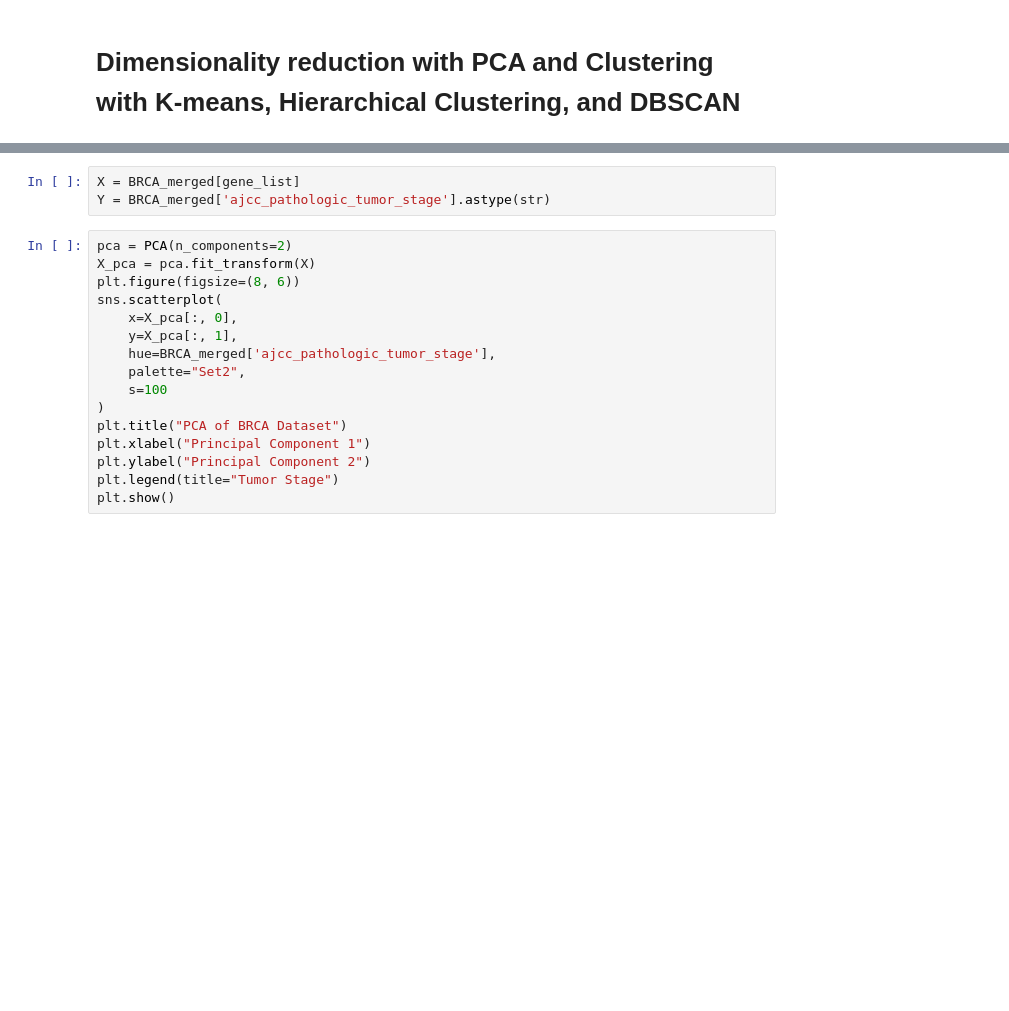
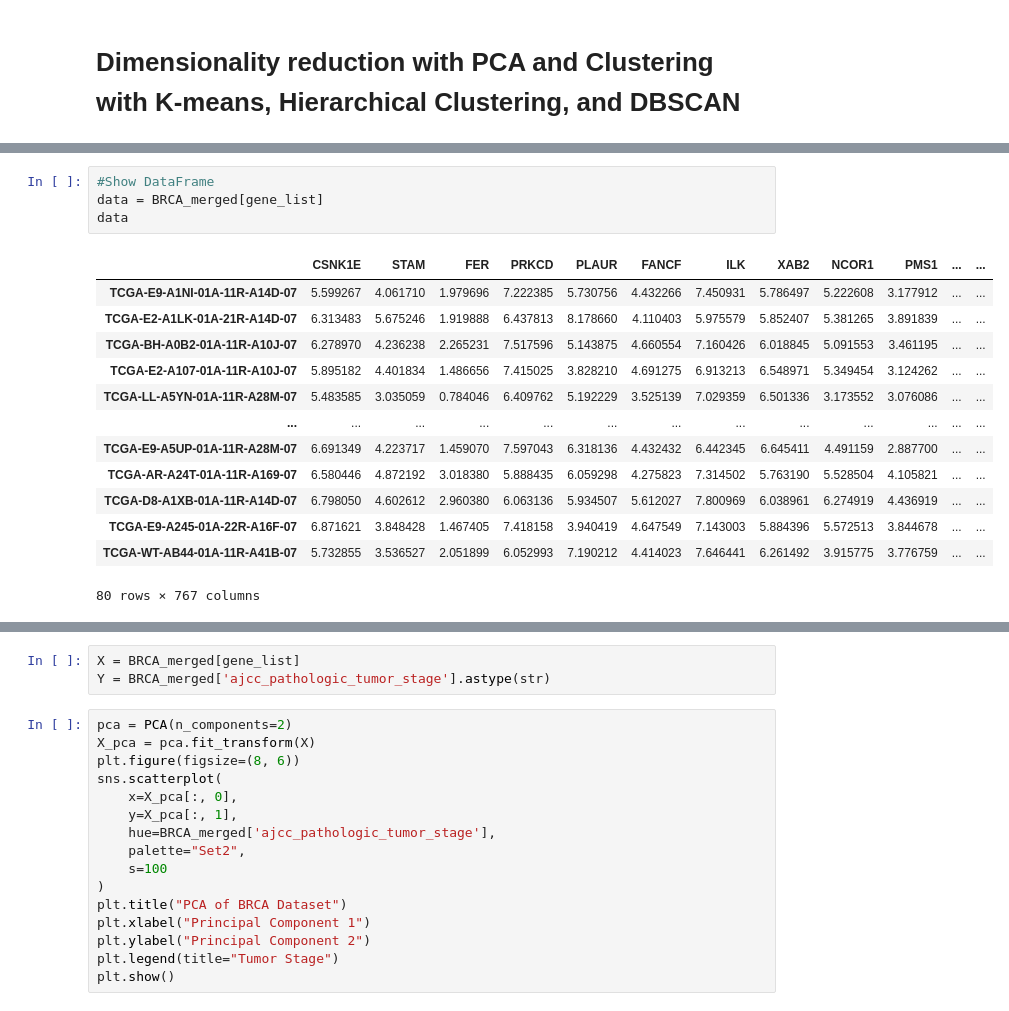
Before and after one commit to isabellaorlando1/Grosso-Orlando-Module-4-Cancer, a Jupyter notebook: code/in_class_DR_clustering.ipynb, the cells around one changed output, grey strips where cells are left out. Cells and saved outputs as stored; diff of their text form; blank space fills up the shorter version.

```diff
--- a/code/in_class_DR_clustering.ipynb
+++ b/code/in_class_DR_clustering.ipynb
@@ -17 +102,19 @@ NameError: name 'load_BRCA_merged' is not defined
+# %%
+#Show DataFrame
+data = BRCA_merged[gene_list]
+data
+# %% [output]
+|  | CSNK1E | STAM | FER | PRKCD | PLAUR | FANCF | ILK | XAB2 | NCOR1 | PMS1 | ... | ... |
+| TCGA-E9-A1NI-01A-11R-A14D-07 | 5.599267 | 4.061710 | 1.979696 | 7.222385 | 5.730756 | 4.432266 | 7.450931 | 5.786497 | 5.222608 | 3.177912 | ... | ... |
+| TCGA-E2-A1LK-01A-21R-A14D-07 | 6.313483 | 5.675246 | 1.919888 | 6.437813 | 8.178660 | 4.110403 | 5.975579 | 5.852407 | 5.381265 | 3.891839 | ... | ... |
+| TCGA-BH-A0B2-01A-11R-A10J-07 | 6.278970 | 4.236238 | 2.265231 | 7.517596 | 5.143875 | 4.660554 | 7.160426 | 6.018845 | 5.091553 | 3.461195 | ... | ... |
+| TCGA-E2-A107-01A-11R-A10J-07 | 5.895182 | 4.401834 | 1.486656 | 7.415025 | 3.828210 | 4.691275 | 6.913213 | 6.548971 | 5.349454 | 3.124262 | ... | ... |
+| TCGA-LL-A5YN-01A-11R-A28M-07 | 5.483585 | 3.035059 | 0.784046 | 6.409762 | 5.192229 | 3.525139 | 7.029359 | 6.501336 | 3.173552 | 3.076086 | ... | ... |
+| ... | ... | ... | ... | ... | ... | ... | ... | ... | ... | ... | ... | ... |
+| TCGA-E9-A5UP-01A-11R-A28M-07 | 6.691349 | 4.223717 | 1.459070 | 7.597043 | 6.318136 | 4.432432 | 6.442345 | 6.645411 | 4.491159 | 2.887700 | ... | ... |
+| TCGA-AR-A24T-01A-11R-A169-07 | 6.580446 | 4.872192 | 3.018380 | 5.888435 | 6.059298 | 4.275823 | 7.314502 | 5.763190 | 5.528504 | 4.105821 | ... | ... |
+| TCGA-D8-A1XB-01A-11R-A14D-07 | 6.798050 | 4.602612 | 2.960380 | 6.063136 | 5.934507 | 5.612027 | 7.800969 | 6.038961 | 6.274919 | 4.436919 | ... | ... |
+| TCGA-E9-A245-01A-22R-A16F-07 | 6.871621 | 3.848428 | 1.467405 | 7.418158 | 3.940419 | 4.647549 | 7.143003 | 5.884396 | 5.572513 | 3.844678 | ... | ... |
+| TCGA-WT-AB44-01A-11R-A41B-07 | 5.732855 | 3.536527 | 2.051899 | 6.052993 | 7.190212 | 4.414023 | 7.646441 | 6.261492 | 3.915775 | 3.776759 | ... | ... |
+80 rows × 767 columns
 # %%
```
Also changed, not shown: parts of 4 cells of this notebook, 1 other file.
